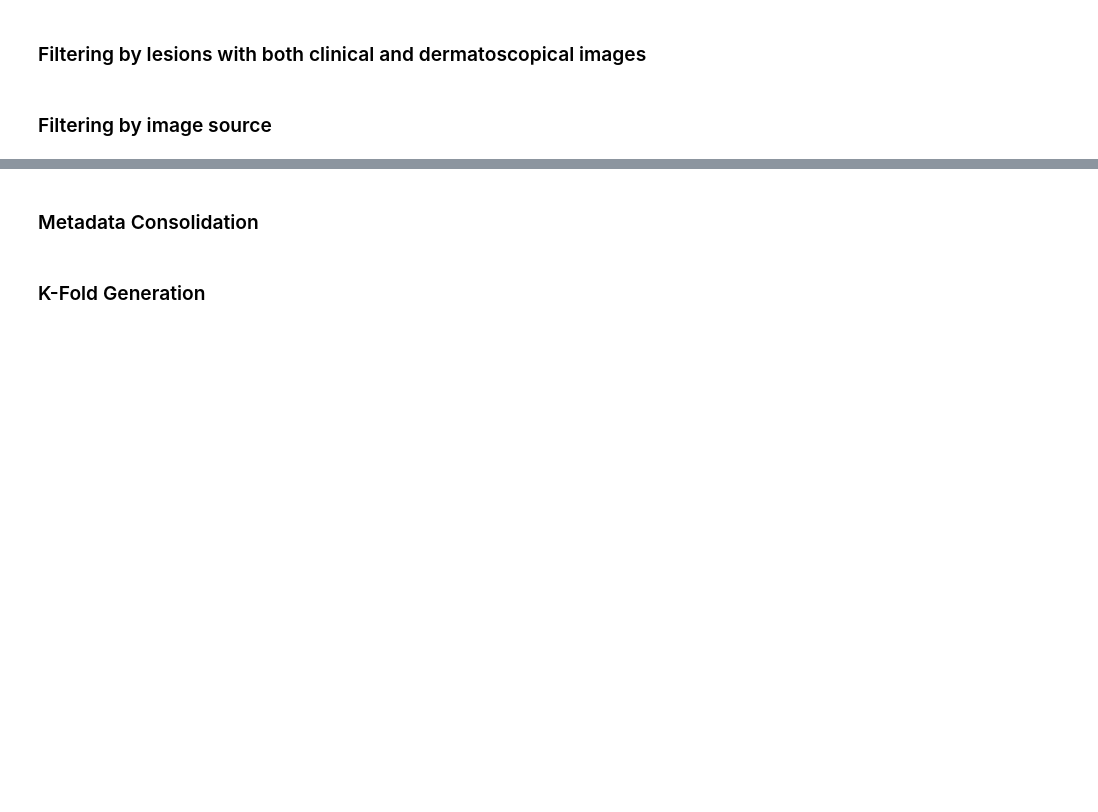
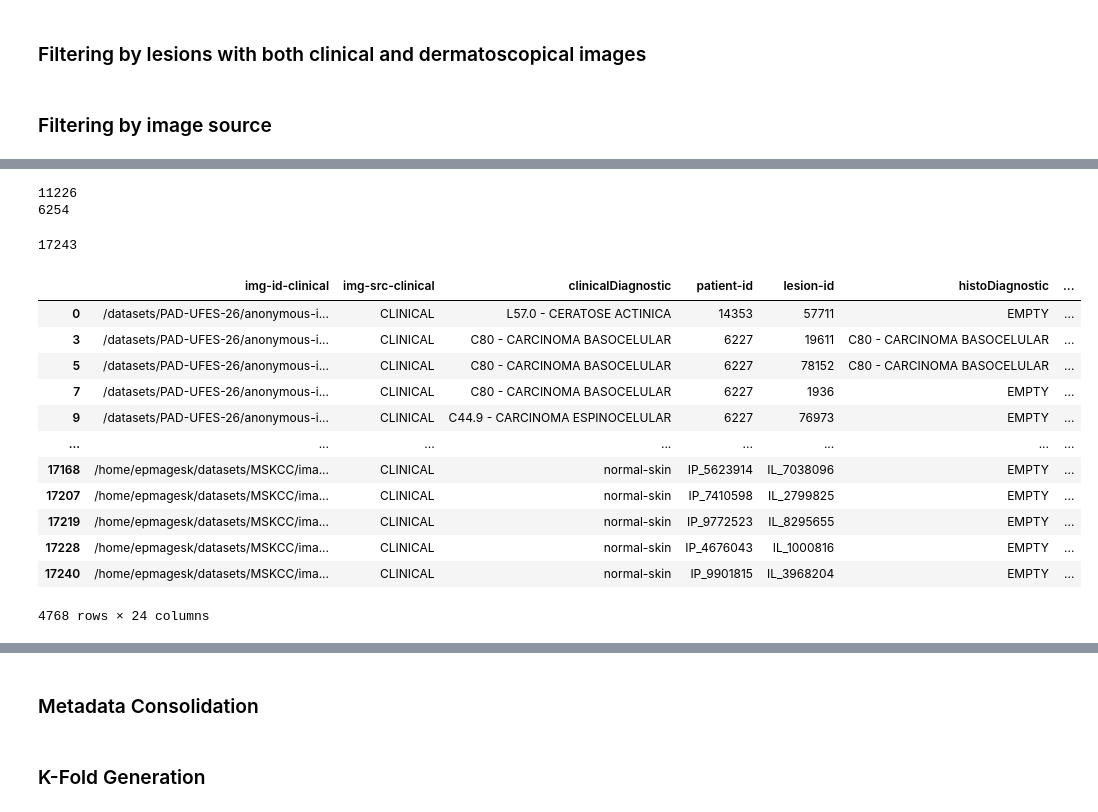
Before and after one commit to e-magesk/pipeline-IA-TCC, a Jupyter notebook: preprocess/preprocess_data.ipynb, the cells around one changed output, grey strips where cells are left out. Saved outputs shown, nothing was run; the diff lists cells and outputs as text; code cells hidden in the pictures; blank space fills up the shorter version.

```diff
--- a/preprocess/preprocess_data.ipynb
+++ b/preprocess/preprocess_data.ipynb
@@ -15,12 +15,16 @@ CSV_PATH = _LOCAL_CONFIG['dataset_csv_path']
 MSKCC_CSV_PATH = _LOCAL_CONFIG['mskcc_csv_path']
 IMAGES_PATH = _LOCAL_CONFIG['dataset_images_path']
 TYPE_CLASS = "triage" # diag or triage
-TYPE_IMG = "CLINICAL" # DERMATOSCOPE, CLINICAL or BOTH
+TYPE_IMG = "BOTH" # DERMATOSCOPE, CLINICAL or BOTH
 TARGET_COLUMN = "histoMacroCID"
 SECOND_TARGET_COLUMN = "clinicalMacroCID"
 TARGET_NUMBER_COLUMN = "diagnostic-number"
 IMG_COLUMN = "img-id"
 IMG_SRC_COLUMN = "img-src"
+IMG_COLUMN_CLINICAL = "img-id-clinical"
+IMG_SRC_COLUMN_CLINICAL = "img-src-clinical"
+IMG_COLUMN_DERMATOSCOPE = "img-id-dermatoscope"
+IMG_SRC_COLUMN_DERMATOSCOPE = "img-src-dermatoscope"
 # %% [markdown]
 ### Data Import and Cleaning
 # %%
@@ -139,7 +143,7 @@ elif TYPE_CLASS == "diag":
 for idx, row in data_csv.iterrows():
     if row[TARGET_COLUMN] in cluster_targets:
         data_csv.at[idx, TARGET_COLUMN] = cluster_targets[row[TARGET_COLUMN]]
-    elif row[SECOND_TARGET_COLUMN] in cluster_targets:
+    elif row[SECOND_TARGET_COLUMN] in cluster_targets and row[TARGET_COLUMN] == "EMPTY":
         data_csv.at[idx, TARGET_COLUMN] = cluster_targets[row[SECOND_TARGET_COLUMN]]
     else:
         data_csv.drop(idx, inplace=True)
@@ -175,3 +179,8 @@ data_csv = data_csv[data_csv['lesion-id'].isin(ids_with_both)]
 # %%
 if TYPE_IMG != "BOTH":
     data_csv = data_csv[data_csv[IMG_SRC_COLUMN] == TYPE_IMG]
+# %%
+dermoscope_df = data_csv[['lesion-id', 'img-id', 'img-src']]
+dermoscope_mask = data_csv['img-src'] == 'DERMATOSCOPE'
+dermoscope_df = dermoscope_df[dermoscope_mask]
+dermoscope_df
@@ -178 +201,32 @@ if TYPE_IMG != "BOTH":
+# %%
+print(data_csv.shape[0])
+print(dermoscope_df.shape[0])
+# %% [output]
+11226
+6254
+# %%
+data_csv = pd.merge(data_csv, dermoscope_df, on='lesion-id')
+data_csv.rename(columns={'img-id_x' : 'img-id-clinical', 'img-src_x' : 'img-src-clinical', 'img-id_y' : 'img-id-dermatoscope', 'img-src_y' : 'img-src-dermatoscope'}, inplace=True)
+data_csv.shape[0]
+# %% [output]
+17243
+# %%
+mask_clinical = data_csv['img-src-clinical'] == 'CLINICAL'
+data_csv = data_csv[mask_clinical]
+data_csv.drop_duplicates('lesion-id', inplace=True)
+data_csv
+# %% [output]
+|  | img-id-clinical | img-src-clinical | clinicalDiagnostic | patient-id | lesion-id | histoDiagnostic | ... |
+| 0 | /datasets/PAD-UFES-26/anonymous-i... | CLINICAL | L57.0 - CERATOSE ACTINICA | 14353 | 57711 | EMPTY | ... |
+| 3 | /datasets/PAD-UFES-26/anonymous-i... | CLINICAL | C80 - CARCINOMA BASOCELULAR | 6227 | 19611 | C80 - CARCINOMA BASOCELULAR | ... |
+| 5 | /datasets/PAD-UFES-26/anonymous-i... | CLINICAL | C80 - CARCINOMA BASOCELULAR | 6227 | 78152 | C80 - CARCINOMA BASOCELULAR | ... |
+| 7 | /datasets/PAD-UFES-26/anonymous-i... | CLINICAL | C80 - CARCINOMA BASOCELULAR | 6227 | 1936 | EMPTY | ... |
+| 9 | /datasets/PAD-UFES-26/anonymous-i... | CLINICAL | C44.9 - CARCINOMA ESPINOCELULAR | 6227 | 76973 | EMPTY | ... |
+| ... | ... | ... | ... | ... | ... | ... | ... |
+| 17168 | /home/epmagesk/datasets/MSKCC/ima... | CLINICAL | normal-skin | IP_5623914 | IL_7038096 | EMPTY | ... |
+| 17207 | /home/epmagesk/datasets/MSKCC/ima... | CLINICAL | normal-skin | IP_7410598 | IL_2799825 | EMPTY | ... |
+| 17219 | /home/epmagesk/datasets/MSKCC/ima... | CLINICAL | normal-skin | IP_9772523 | IL_8295655 | EMPTY | ... |
+| 17228 | /home/epmagesk/datasets/MSKCC/ima... | CLINICAL | normal-skin | IP_4676043 | IL_1000816 | EMPTY | ... |
+| 17240 | /home/epmagesk/datasets/MSKCC/ima... | CLINICAL | normal-skin | IP_9901815 | IL_3968204 | EMPTY | ... |
+4768 rows × 24 columns
 # %%
```
Also changed, not shown: parts of 6 cells of this notebook, 13 other files.
